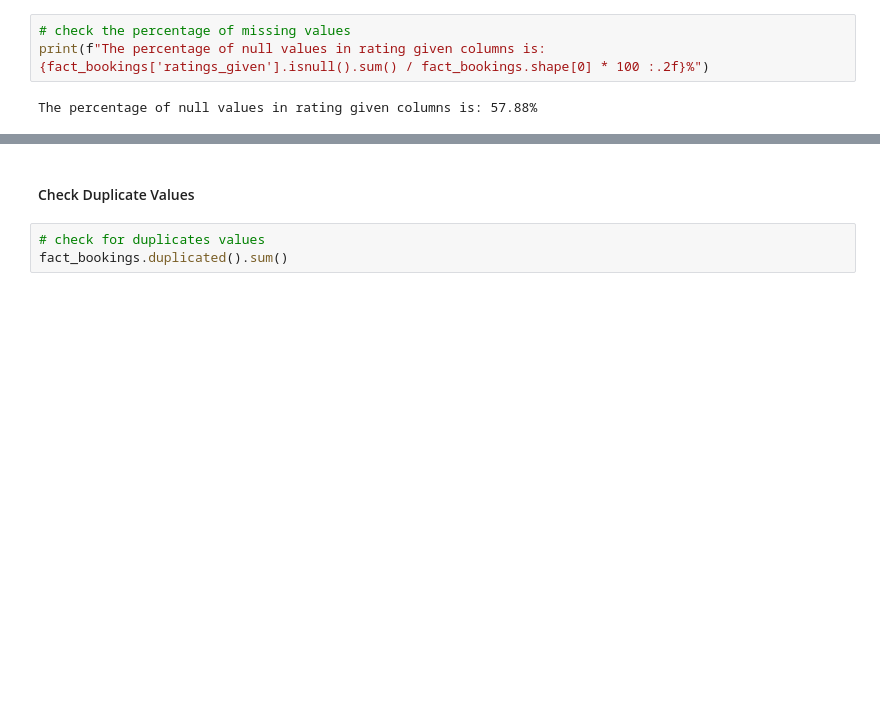
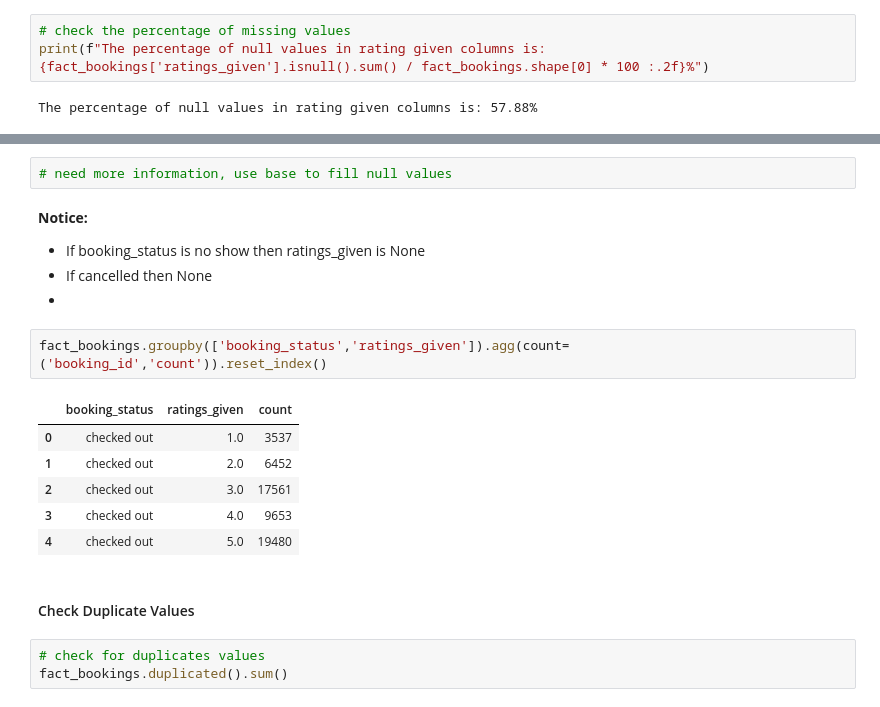
Before and after one commit to WalterEdwardd/AtliQ_Grands_Hospitality_Revenue_Strategy_Project, a Jupyter notebook: scripts/processed.ipynb, the cells around one changed output, grey strips where cells are left out. Saved outputs shown, nothing was run; the diff lists cells and outputs as text; blank space fills up the shorter version.

Commit message:
Update fill null values in fact_bookings table, details: ratings_given column

```diff
--- a/scripts/processed.ipynb
+++ b/scripts/processed.ipynb
@@ -1270,3 +1284,19 @@ The percentage of null values in rating given columns is: 57.88%
+# %%
+# need more information, use base to fill null values
+# %% [markdown]
+**Notice:**
+- If booking_status is no show then ratings_given is None
+- If cancelled then None
+-
+# %%
+fact_bookings.groupby(['booking_status','ratings_given']).agg(count=('booking_id','count')).reset_index()
+# %% [output]
+|  | booking_status | ratings_given | count |
+| 0 | checked out | 1.0 | 3537 |
+| 1 | checked out | 2.0 | 6452 |
+| 2 | checked out | 3.0 | 17561 |
+| 3 | checked out | 4.0 | 9653 |
+| 4 | checked out | 5.0 | 19480 |
 # %% [markdown]
 #### Check Duplicate Values
 # %%
```
Also changed, not shown: parts of 5 cells of this notebook.
